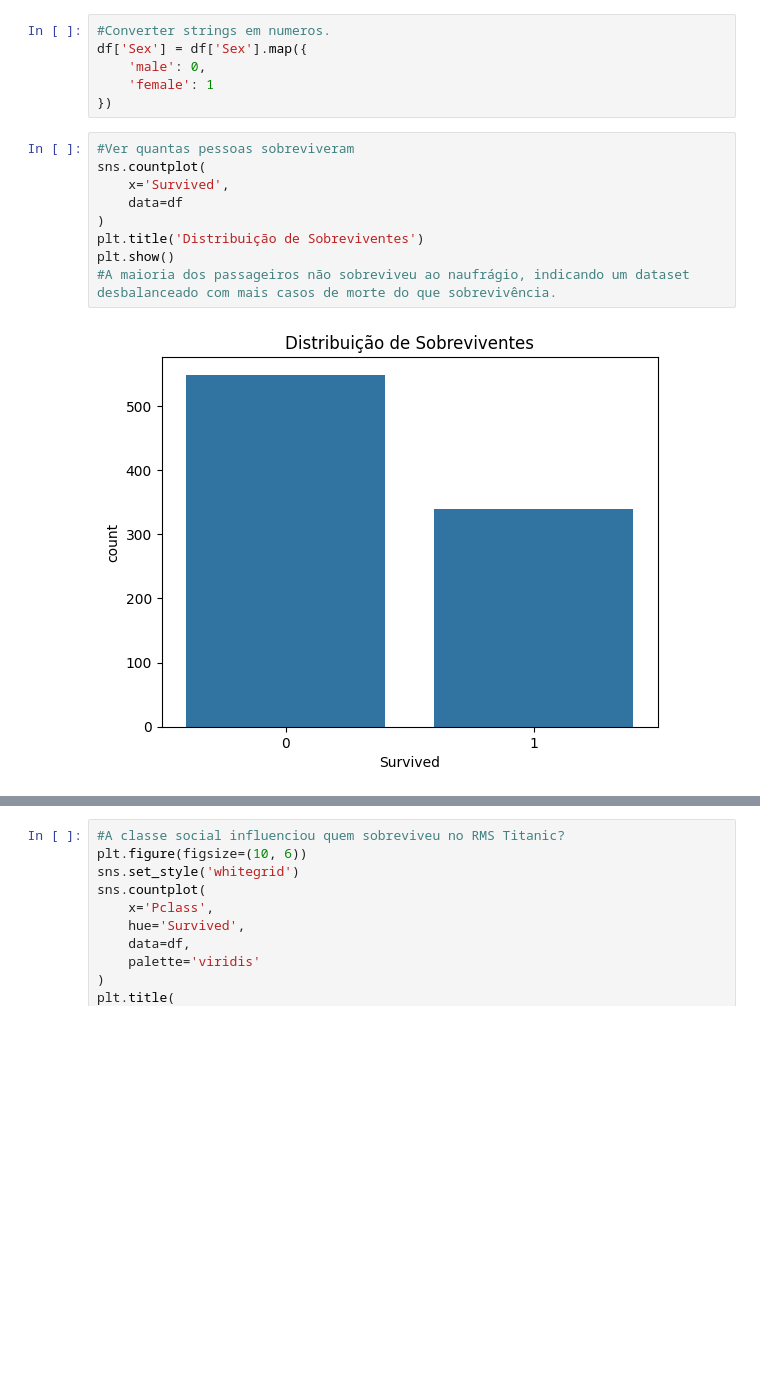
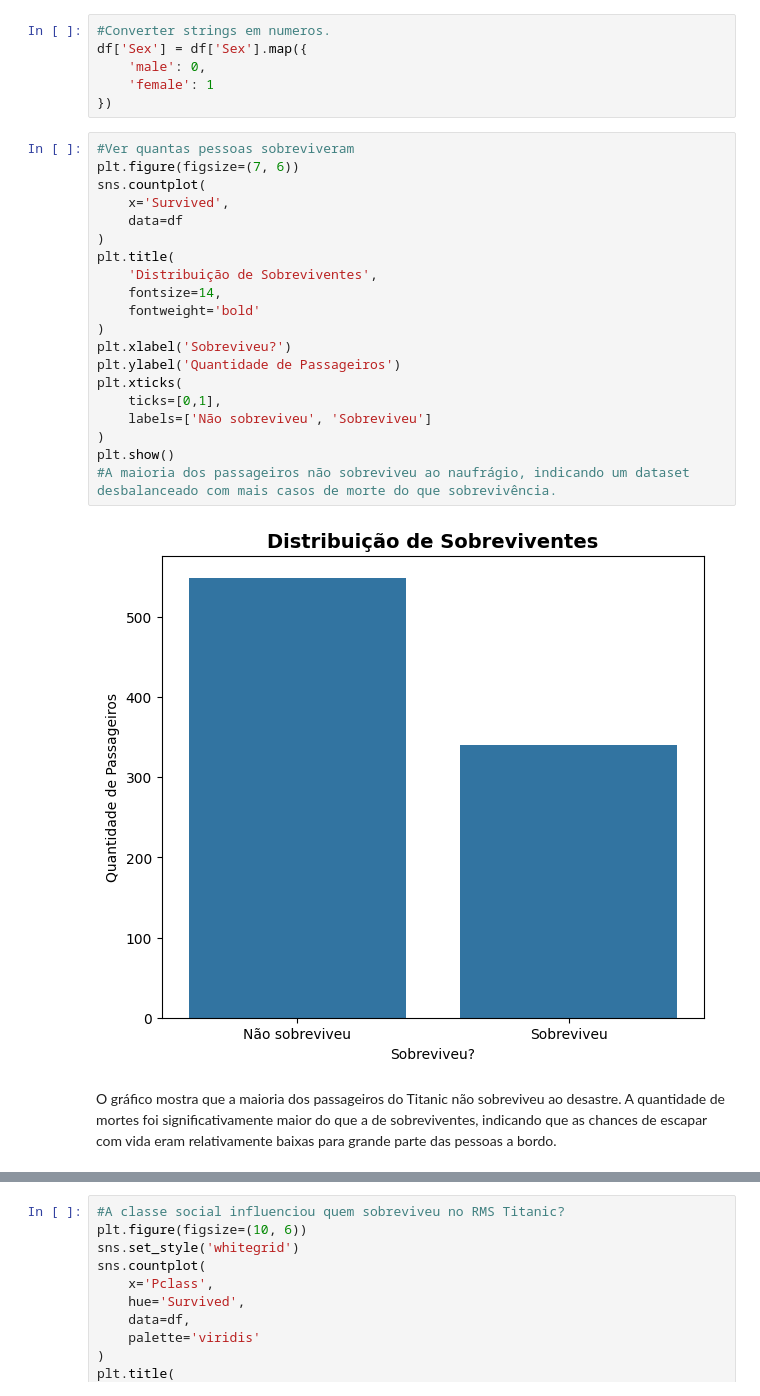
Before and after one commit to gabrielgodoiii/titanic-ml, a Jupyter notebook: titanic_analysis.ipynb, the cells around one changed output, grey strips where cells are left out. Drawn from its saved outputs; the diff is of its cells as text; blank space fills up the shorter version.

Commit message:
Adiciona gráfico de sobrevivência pelo preço da passagem e outros

```diff
--- a/titanic_analysis.ipynb
+++ b/titanic_analysis.ipynb
@@ -87,13 +87,26 @@ df['Sex'] = df['Sex'].map({
 })
 # %%
 #Ver quantas pessoas sobreviveram
+plt.figure(figsize=(7, 6))
 sns.countplot(
     x='Survived',
     data=df
 )
-plt.title('Distribuição de Sobreviventes')
+plt.title(
+    'Distribuição de Sobreviventes',
+    fontsize=14,
+    fontweight='bold'
+)
+plt.xlabel('Sobreviveu?')
+plt.ylabel('Quantidade de Passageiros')
+plt.xticks(
+    ticks=[0,1],
+    labels=['Não sobreviveu', 'Sobreviveu']
+)
 plt.show()
 #A maioria dos passageiros não sobreviveu ao naufrágio, indicando um dataset desbalanceado com mais casos de morte do que sobrevivência.
 # %% [output]
-[figure, old version]
+[figure, new version]
+# %% [markdown]
+O gráfico mostra que a maioria dos passageiros do Titanic não sobreviveu ao desastre. A quantidade de mortes foi significativamente maior do que a de sobreviventes, indicando que as chances de escapar com vida eram relativamente baixas para grande parte das pessoas a bordo.
 # %%
```
Also changed, not shown: parts of 9 cells of this notebook.
